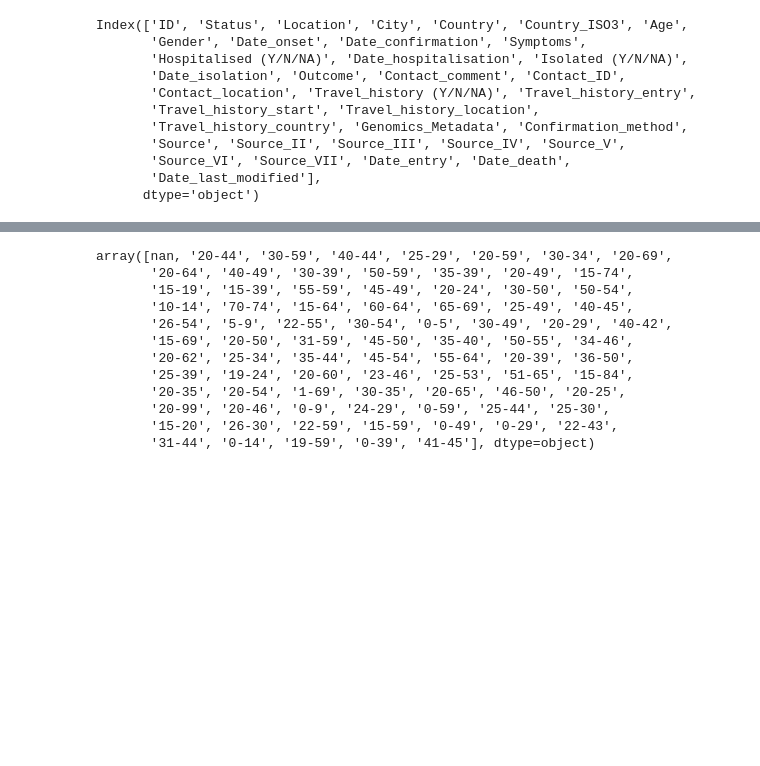
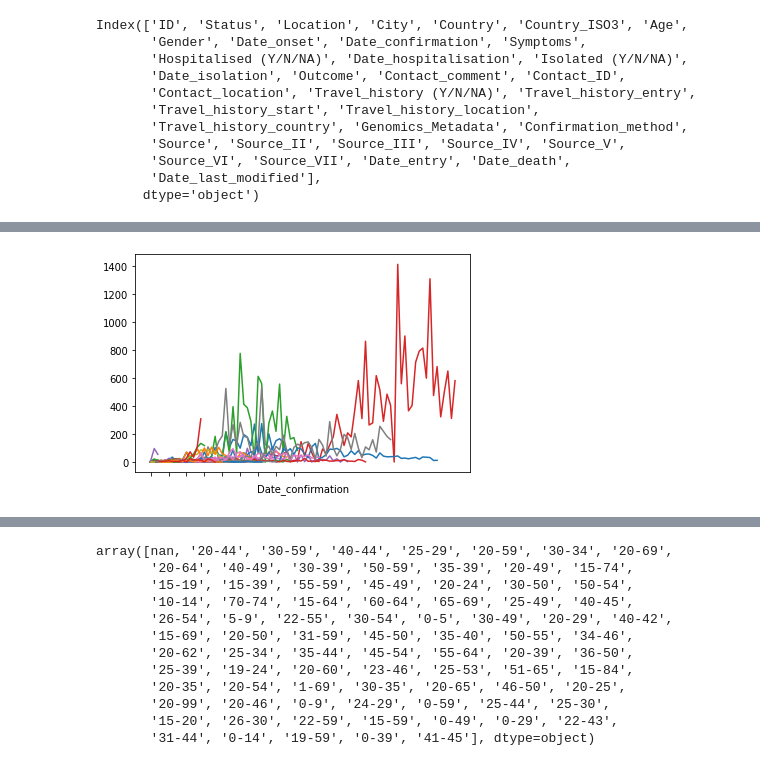
Before and after one commit to kinoshita197083/Grad-Project-React, a Jupyter notebook: dataset_content/monkeypox.ipynb, the cells around one changed output, grey strips where cells are left out. Drawn from its saved outputs; the diff is of its cells as text; code cells hidden in the pictures; blank space fills up the shorter version.

```diff
--- a/dataset_content/monkeypox.ipynb
+++ b/dataset_content/monkeypox.ipynb
@@ -24,3 +24,5 @@ monkeypox_df['Gender'] = monkeypox_df['Gender'].str.strip().str.capitalize()
 monkeypox_df['Confirmation_method'] = monkeypox_df['Confirmation_method'].str.replace('"','')
 
 monkeypox_df.to_csv('monkeypox_df.csv', index = False)
+# Omits all rows which are errors
+monkeypox_df = monkeypox_df[monkeypox_df.Status != 'omit_error']
@@ -27,2 +51,3 @@ monkeypox_df.to_csv('monkeypox_df.csv', index = False)
 # %%
-temp = monkeypox_df.loc[monkeypox_df['Country'] == 'Australia']
+au_temp = monkeypox_df.loc[monkeypox_df['Country'] == 'Australia']
+au_temp.groupby('Location').size()
@@ -90,0 +133,10 @@ aus_mp = monkeypox_df.loc[monkeypox_df['Country'] == 'Australia']
+# %%
+def add_cases(df):
+    for country in df['Country'].unique():
+        temp = df.loc[df['Country'] == country]
+        temp.groupby(['Date_confirmation']).size().plot()
+    return
+# %%
+add_cases(monkeypox_df)
+# %% [output]
+[figure, added]
```
Also changed, not shown: parts of 16 cells of this notebook, 15 other files.
